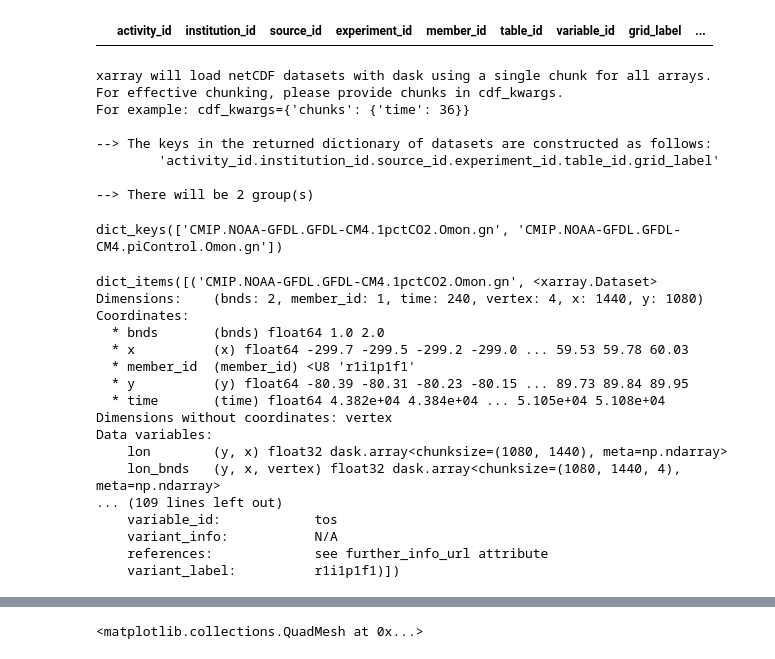
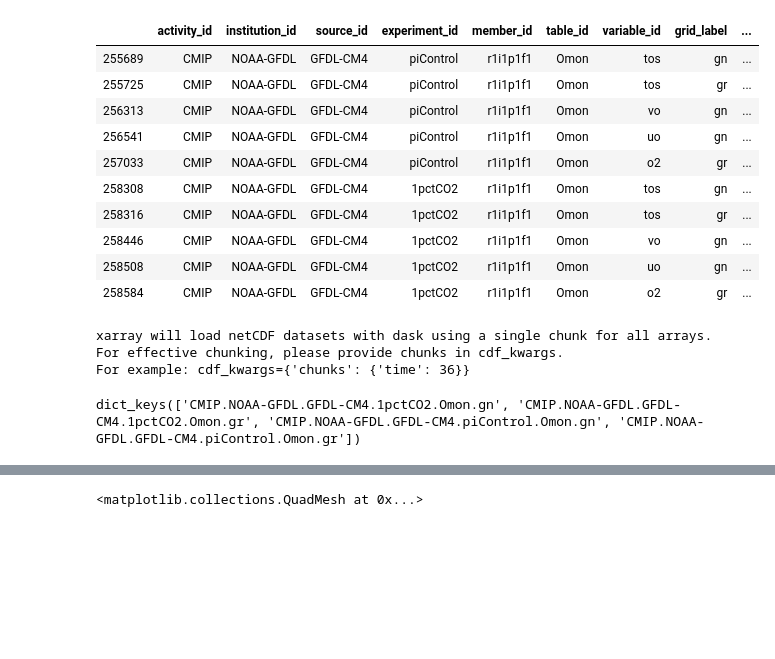
Before and after one commit to mclaret/cmip6hack-GS, a Jupyter notebook: notebooks/MC_1.ipynb, the cells around one changed output, grey strips where cells are left out. Saved outputs shown, nothing was run; the diff lists cells and outputs as text; code cells hidden in the pictures; blank space fills up the shorter version.

```diff
--- a/notebooks/MC_1.ipynb
+++ b/notebooks/MC_1.ipynb
@@ -50,14 +50,24 @@ pprint.pprint(uni_dict, compact=True)
                          'CF3hr']}}
 # %%
 cat = col.search(source_id=['GFDL-CM4','CNRM-CM6-1-HR','ECMWF-IFS-HR','HadGEM3-GC31-MM'],
-               #  experiment_id=['piControl','1pctCO2'],
-                 #table_id=['Omon','Oyr'],
-#                 variable_id=['tos','msftbarot','msftmzmpa','msftmzsmpa','msftmz']
-                 variable_id=['msftmz'])
-                # grid_label=['gn'],time_range=['063101-065012','012101-014012'])
+                 experiment_id=['piControl','1pctCO2'],
+                 table_id=['Omon','Oyr'],
+                # variable_id=['tos','uo','vo','msftyz','o2'])
+                 variable_id=['o2','tos','uo','vo'],
+                 grid_label=['gn','gr'],time_range=['063101-065012','012101-014012'])
 cat.df
 # %% [output]
 |  | activity_id | institution_id | source_id | experiment_id | member_id | table_id | variable_id | grid_label | ... |
+| 255689 | CMIP | NOAA-GFDL | GFDL-CM4 | piControl | r1i1p1f1 | Omon | tos | gn | ... |
+| 255725 | CMIP | NOAA-GFDL | GFDL-CM4 | piControl | r1i1p1f1 | Omon | tos | gr | ... |
+| 256313 | CMIP | NOAA-GFDL | GFDL-CM4 | piControl | r1i1p1f1 | Omon | vo | gn | ... |
+| 256541 | CMIP | NOAA-GFDL | GFDL-CM4 | piControl | r1i1p1f1 | Omon | uo | gn | ... |
+| 257033 | CMIP | NOAA-GFDL | GFDL-CM4 | piControl | r1i1p1f1 | Omon | o2 | gr | ... |
+| 258308 | CMIP | NOAA-GFDL | GFDL-CM4 | 1pctCO2 | r1i1p1f1 | Omon | tos | gn | ... |
+| 258316 | CMIP | NOAA-GFDL | GFDL-CM4 | 1pctCO2 | r1i1p1f1 | Omon | tos | gr | ... |
+| 258446 | CMIP | NOAA-GFDL | GFDL-CM4 | 1pctCO2 | r1i1p1f1 | Omon | vo | gn | ... |
+| 258508 | CMIP | NOAA-GFDL | GFDL-CM4 | 1pctCO2 | r1i1p1f1 | Omon | uo | gn | ... |
+| 258584 | CMIP | NOAA-GFDL | GFDL-CM4 | 1pctCO2 | r1i1p1f1 | Omon | o2 | gr | ... |
 # %%
 dset_dict = cat.to_dataset_dict(zarr_kwargs={'consolidated': True, 'decode_times': False},
                                 cdf_kwargs={'chunks': {}, 'decode_times': False})
@@ -65,32 +75,7 @@ dset_dict = cat.to_dataset_dict(zarr_kwargs={'consolidated': True, 'decode_times
 xarray will load netCDF datasets with dask using a single chunk for all arrays.
 For effective chunking, please provide chunks in cdf_kwargs.
 For example: cdf_kwargs={'chunks': {'time': 36}}
-
---> The keys in the returned dictionary of datasets are constructed as follows:
-        'activity_id.institution_id.source_id.experiment_id.table_id.grid_label'
-
---> There will be 2 group(s)
 # %%
 dset_dict.keys()
 # %% [output]
-dict_keys(['CMIP.NOAA-GFDL.GFDL-CM4.1pctCO2.Omon.gn', 'CMIP.NOAA-GFDL.GFDL-CM4.piControl.Omon.gn'])
+dict_keys(['CMIP.NOAA-GFDL.GFDL-CM4.1pctCO2.Omon.gn', 'CMIP.NOAA-GFDL.GFDL-CM4.1pctCO2.Omon.gr', 'CMIP.NOAA-GFDL.GFDL-CM4.piControl.Omon.gn', 'CMIP.NOAA-GFDL.GFDL-CM4.piControl.Omon.gr'])
-# %%
-dset_dict.items()
-# %% [output]
-dict_items([('CMIP.NOAA-GFDL.GFDL-CM4.1pctCO2.Omon.gn', <xarray.Dataset>
-Dimensions:    (bnds: 2, member_id: 1, time: 240, vertex: 4, x: 1440, y: 1080)
-Coordinates:
-  * bnds       (bnds) float64 1.0 2.0
-  * x          (x) float64 -299.7 -299.5 -299.2 -299.0 ... 59.53 59.78 60.03
-  * member_id  (member_id) <U8 'r1i1p1f1'
-  * y          (y) float64 -80.39 -80.31 -80.23 -80.15 ... 89.73 89.84 89.95
-  * time       (time) float64 4.382e+04 4.384e+04 ... 5.105e+04 5.108e+04
-Dimensions without coordinates: vertex
-Data variables:
-    lon        (y, x) float32 dask.array<chunksize=(1080, 1440), meta=np.ndarray>
-    lon_bnds   (y, x, vertex) float32 dask.array<chunksize=(1080, 1440, 4), meta=np.ndarray>
-... (109 lines left out)
-    variable_id:            tos
-    variant_info:           N/A
-    references:             see further_info_url attribute
-    variant_label:          r1i1p1f1)])
```
Also changed, not shown: parts of 11 cells of this notebook.
